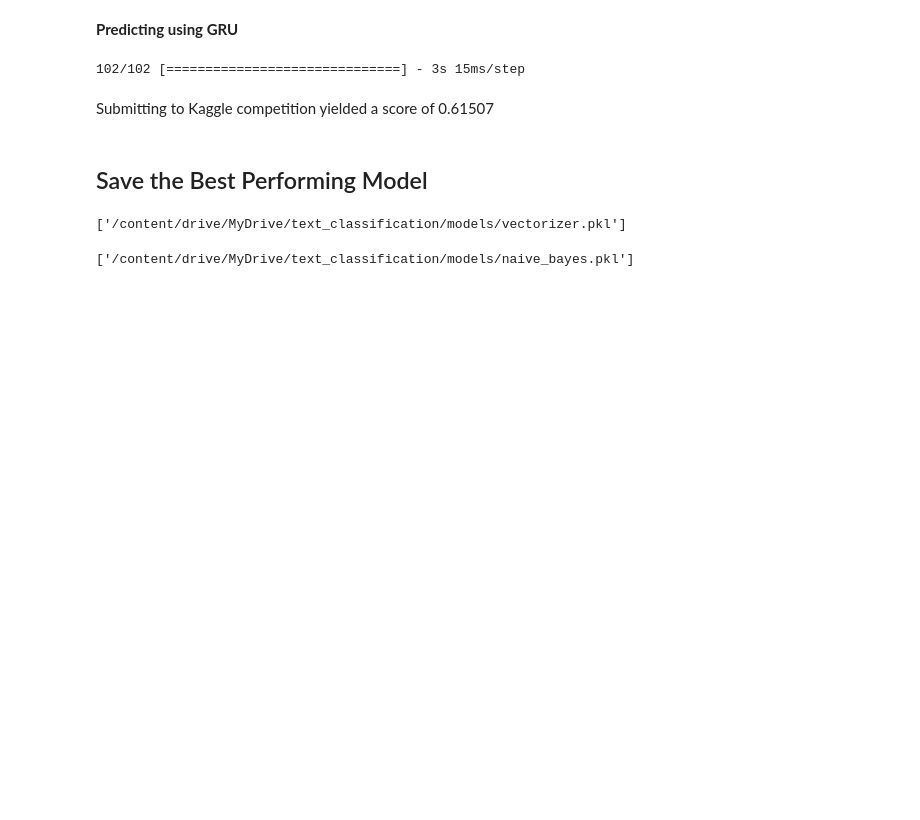
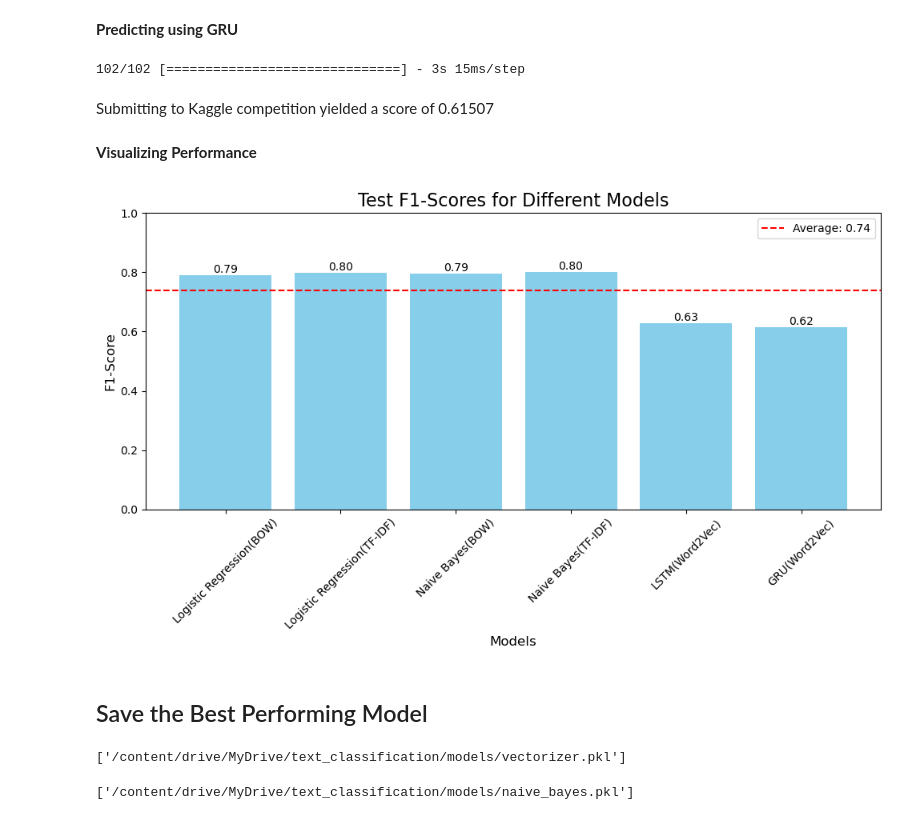
Before and after one commit to Shanmukhi1920/Text-Classification, a Jupyter notebook: notebooks/disaster-tweets.ipynb, the cells around one changed output. Saved outputs shown, nothing was run; the diff lists cells and outputs as text; code cells hidden in the pictures; blank space fills up the shorter version.

```diff
--- a/notebooks/disaster-tweets.ipynb
+++ b/notebooks/disaster-tweets.ipynb
@@ -970,6 +972,42 @@ submission_df = pd.DataFrame({
 submission_df.to_csv('/content/drive/MyDrive/text_classification/data/submissions/submission6.csv', index=False)
 # %% [markdown]
 Submitting to Kaggle competition yielded a score of 0.61507
+# %% [markdown]
+**Visualizing Performance**
+# %%
+# Data
+models = ['Logistic Regression(BOW)', 'Logistic Regression(TF-IDF)', 'Naive Bayes(BOW)', 'Naive Bayes(TF-IDF)','LSTM(Word2Vec)','GRU(Word2Vec)']
+f1_scores = [0.79037, 0.79834, 0.79497, 0.79987, 0.62917, 0.61507]
+
+# Create the plot
+plt.figure(figsize=(10, 6))
+bars = plt.bar(models, f1_scores, color='skyblue')
+
+# Customize the plot
+plt.title('Test F1-Scores for Different Models', fontsize=16)
+plt.xlabel('Models', fontsize=12)
+plt.ylabel('F1-Score', fontsize=12)
+plt.ylim(0, 1)  # F1-score range is 0 to 1
+plt.xticks(rotation=45)
+
+# Add value labels on top of each bar
+for bar in bars:
+    height = bar.get_height()
+    plt.text(bar.get_x() + bar.get_width()/2., height,
+             f'{height:.2f}',
+             ha='center', va='bottom')
+
+# Add a horizontal line for average F1-score
+avg_f1 = np.mean(f1_scores)
+plt.axhline(y=avg_f1, color='red', linestyle='--', label=f'Average: {avg_f1:.2f}')
+
+plt.legend()
+plt.tight_layout()
+
+# Show the plot
+plt.show()
+# %% [output]
+[figure, added]
 # %% [markdown]
 ## Save the Best Performing Model
 # %%
```
Also changed, not shown: parts of 1 cell of this notebook.
